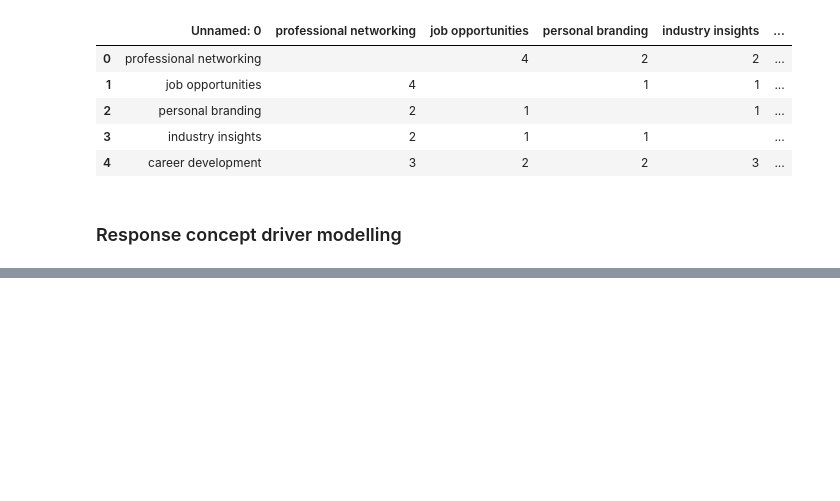
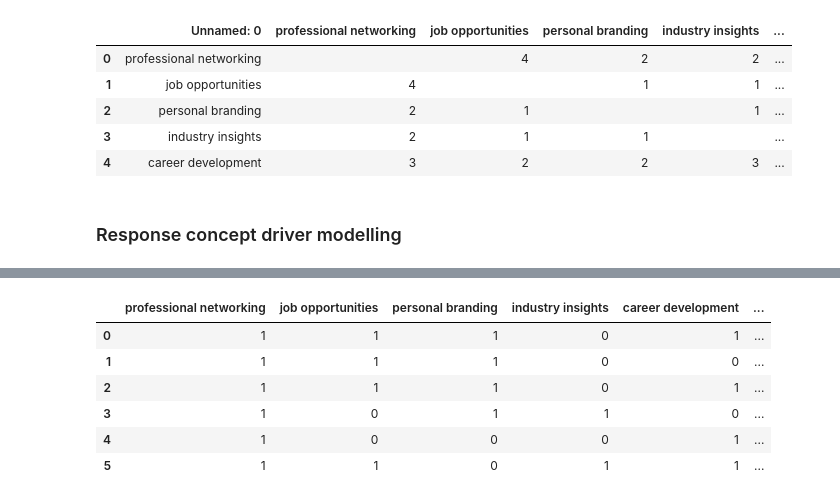
Before and after one commit to cviddenKwantum/KwantumDev, a Jupyter notebook: LI_survey_gen_demo.ipynb, the cells around one changed output, grey strips where cells are left out. Cells and saved outputs as stored; diff of their text form; code cells hidden in the pictures; blank space fills up the shorter version.

```diff
--- a/LI_survey_gen_demo.ipynb
+++ b/LI_survey_gen_demo.ipynb
@@ -216,0 +229,19 @@ print(result)
+# %%
+csv_string = f"""professional networking,job opportunities,personal branding,industry insights,career development,satisfaction score
+1,1,1,0,1,8
+1,1,1,0,0,8
+1,1,1,0,1,8
+1,0,1,1,0,8
+1,0,0,0,1,9
+1,1,0,1,1,9"""
+
+df = pd.read_csv(StringIO(csv_string))
+display(df)
+# %% [output]
+|  | professional networking | job opportunities | personal branding | industry insights | career development | ... |
+| 0 | 1 | 1 | 1 | 0 | 1 | ... |
+| 1 | 1 | 1 | 1 | 0 | 0 | ... |
+| 2 | 1 | 1 | 1 | 0 | 1 | ... |
+| 3 | 1 | 0 | 1 | 1 | 0 | ... |
+| 4 | 1 | 0 | 0 | 0 | 1 | ... |
+| 5 | 1 | 1 | 0 | 1 | 1 | ... |
```
Also changed, not shown: parts of 5 cells of this notebook.
